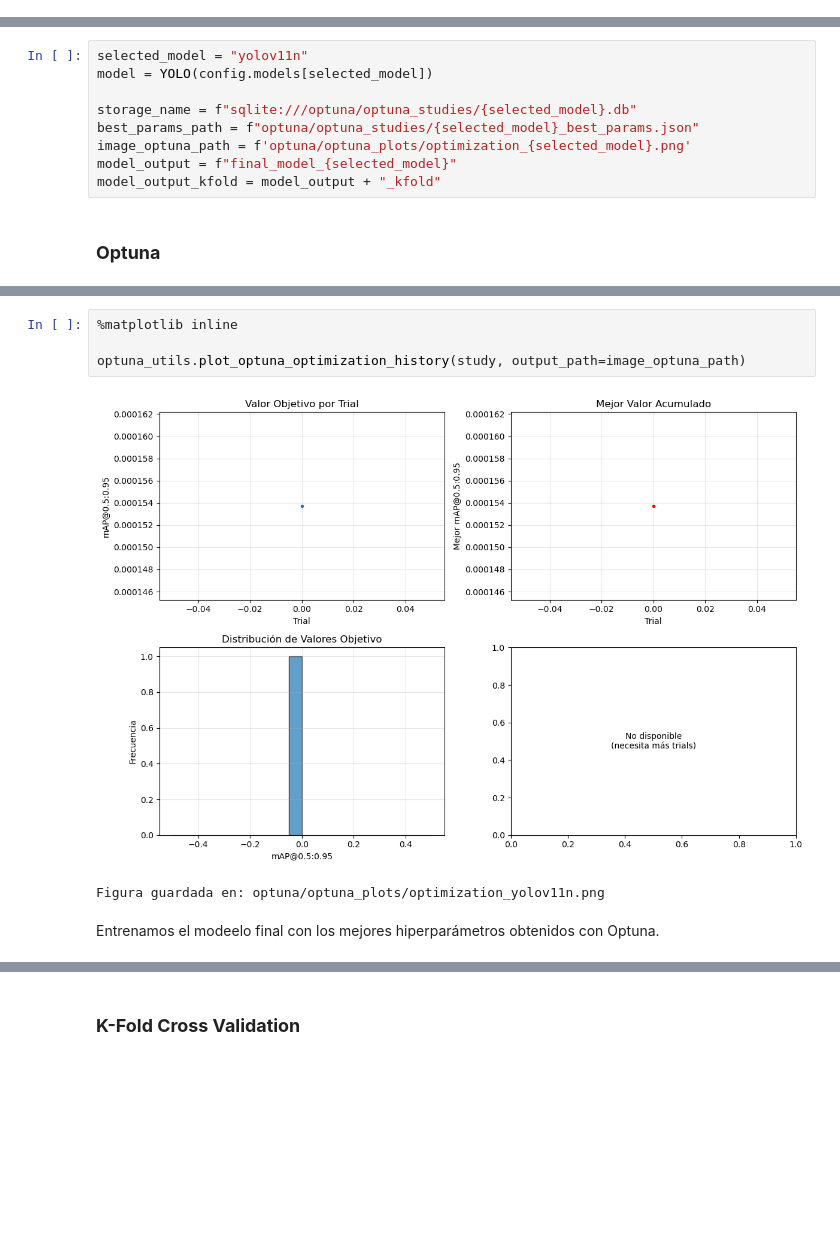
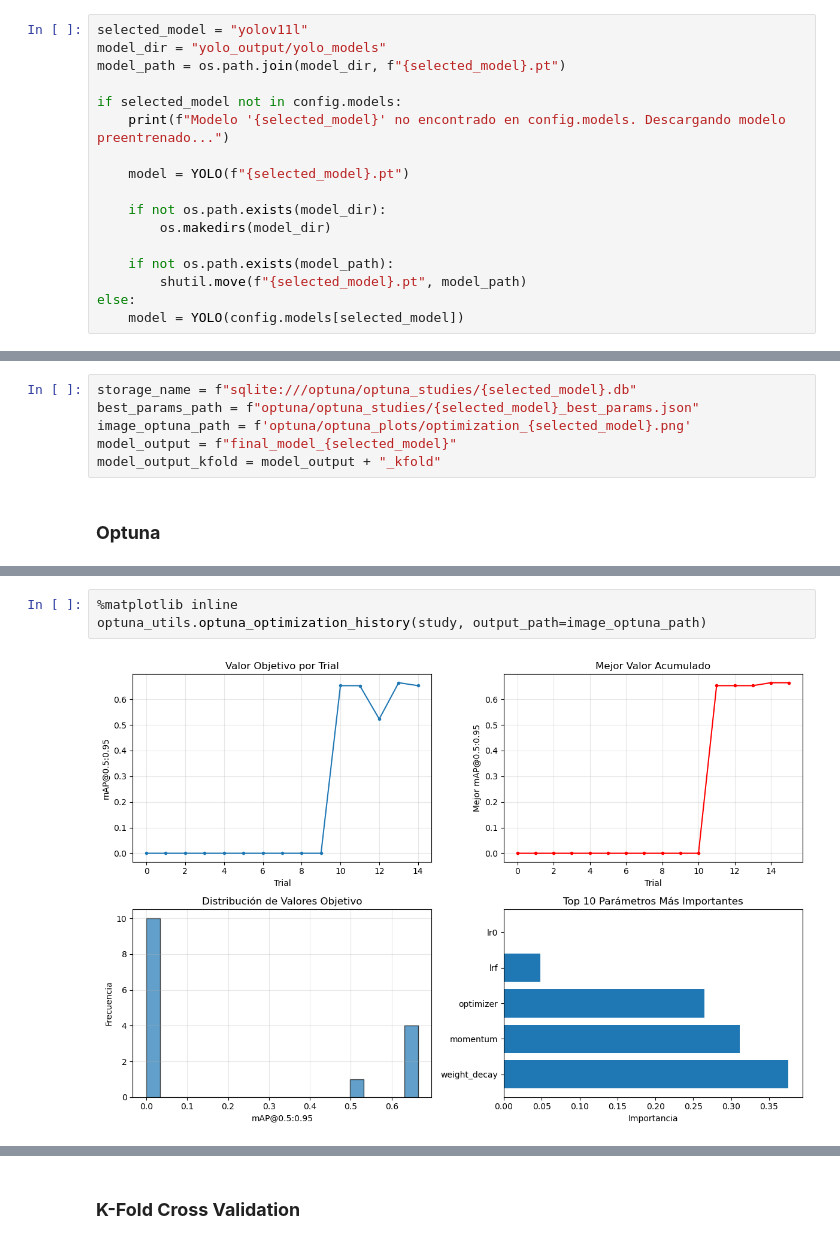
Before and after one commit to AigarciabFabero/TFM, a Jupyter notebook: 04.Codigo/YolovX.ipynb, the cells around one changed output, grey strips where cells are left out. Cells and saved outputs as stored; diff of their text form; blank space fills up the shorter version.

Commit message:
Pruebas con yolov11l

```diff
--- a/04.Codigo/YolovX.ipynb
+++ b/04.Codigo/YolovX.ipynb
@@ -90,3 +90,20 @@ Dispositivo CUDA: NVIDIA GeForce RTX 3050 Laptop GPU
 ## **Entrenamineto de los modelos YOLOv11 y YOLOv12**
 # %% [markdown]
 ### **Configuración**
+# %%
+selected_model = "yolov11l"
+model_dir = "yolo_output/yolo_models"
+model_path = os.path.join(model_dir, f"{selected_model}.pt")
+
+if selected_model not in config.models:
+    print(f"Modelo '{selected_model}' no encontrado en config.models. Descargando modelo preentrenado...")
+
+    model = YOLO(f"{selected_model}.pt")
+
+    if not os.path.exists(model_dir):
+        os.makedirs(model_dir)
+
+    if not os.path.exists(model_path):
+        shutil.move(f"{selected_model}.pt", model_path)
+else:
+    model = YOLO(config.models[selected_model])
@@ -93,7 +112,4 @@ Dispositivo CUDA: NVIDIA GeForce RTX 3050 Laptop GPU
 # %%
-selected_model = "yolov11n"
-model = YOLO(config.models[selected_model])
-
 storage_name = f"sqlite:///optuna/optuna_studies/{selected_model}.db"
 best_params_path = f"optuna/optuna_studies/{selected_model}_best_params.json"
 image_optuna_path = f'optuna/optuna_plots/optimization_{selected_model}.png'
@@ -140,12 +188,8 @@ Plotting labels to runs\detect\optuna_trial_15\labels.jpg...
 # %%
 %matplotlib inline
-
-optuna_utils.plot_optuna_optimization_history(study, output_path=image_optuna_path)
+optuna_utils.optuna_optimization_history(study, output_path=image_optuna_path)
 # %% [output]
-[figure, old version]
+[figure, new version]
-Figura guardada en: optuna/optuna_plots/optimization_yolov11n.png
-# %% [markdown]
-Entrenamos el modeelo final con los mejores hiperparámetros obtenidos con Optuna.
 # %%
 with open(f"optuna/optuna_studies/{selected_model}_best_params.json", "r") as f:
     best_params = json.load(f)
```
Also changed, not shown: parts of 12 cells of this notebook, 11 other files.
